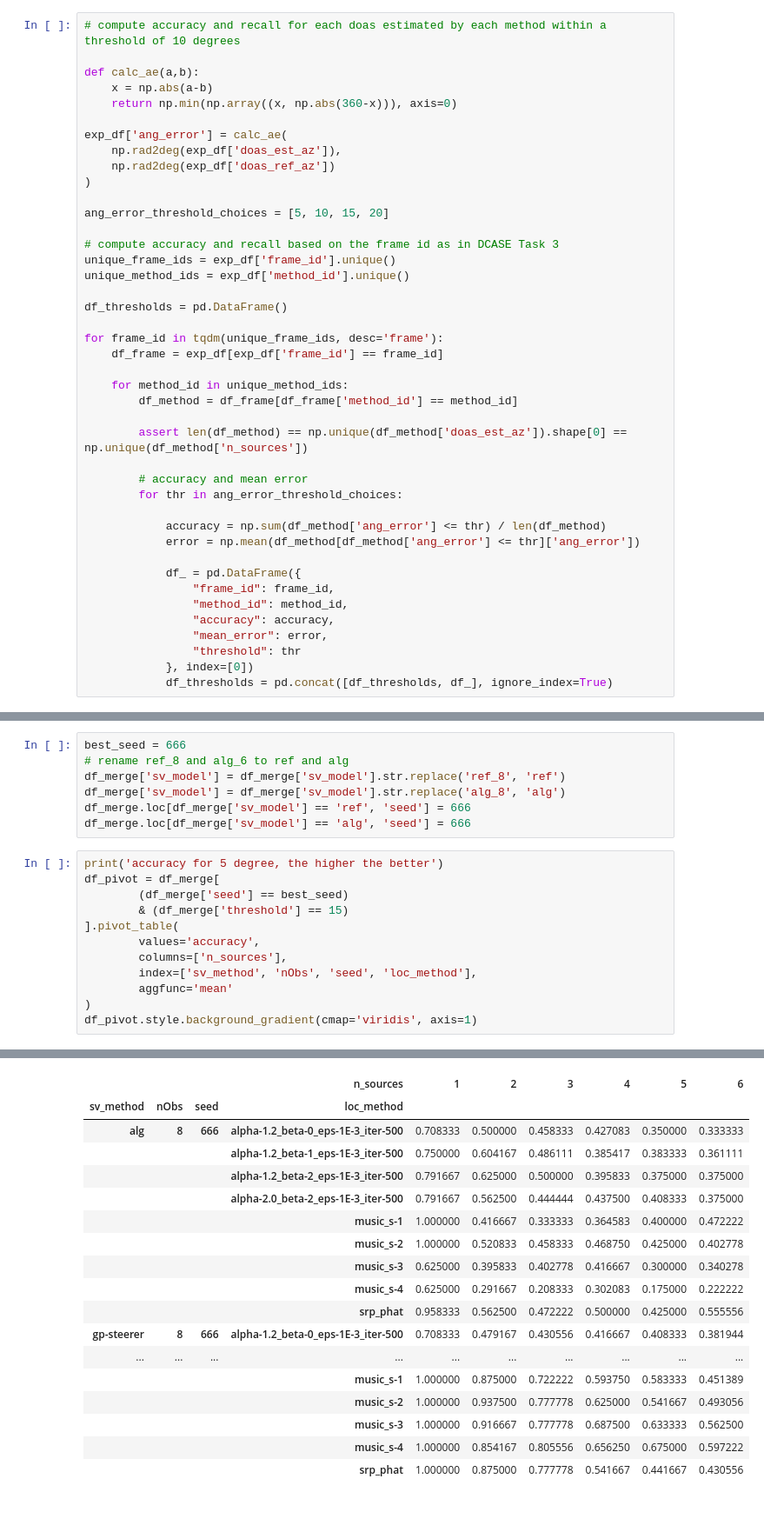
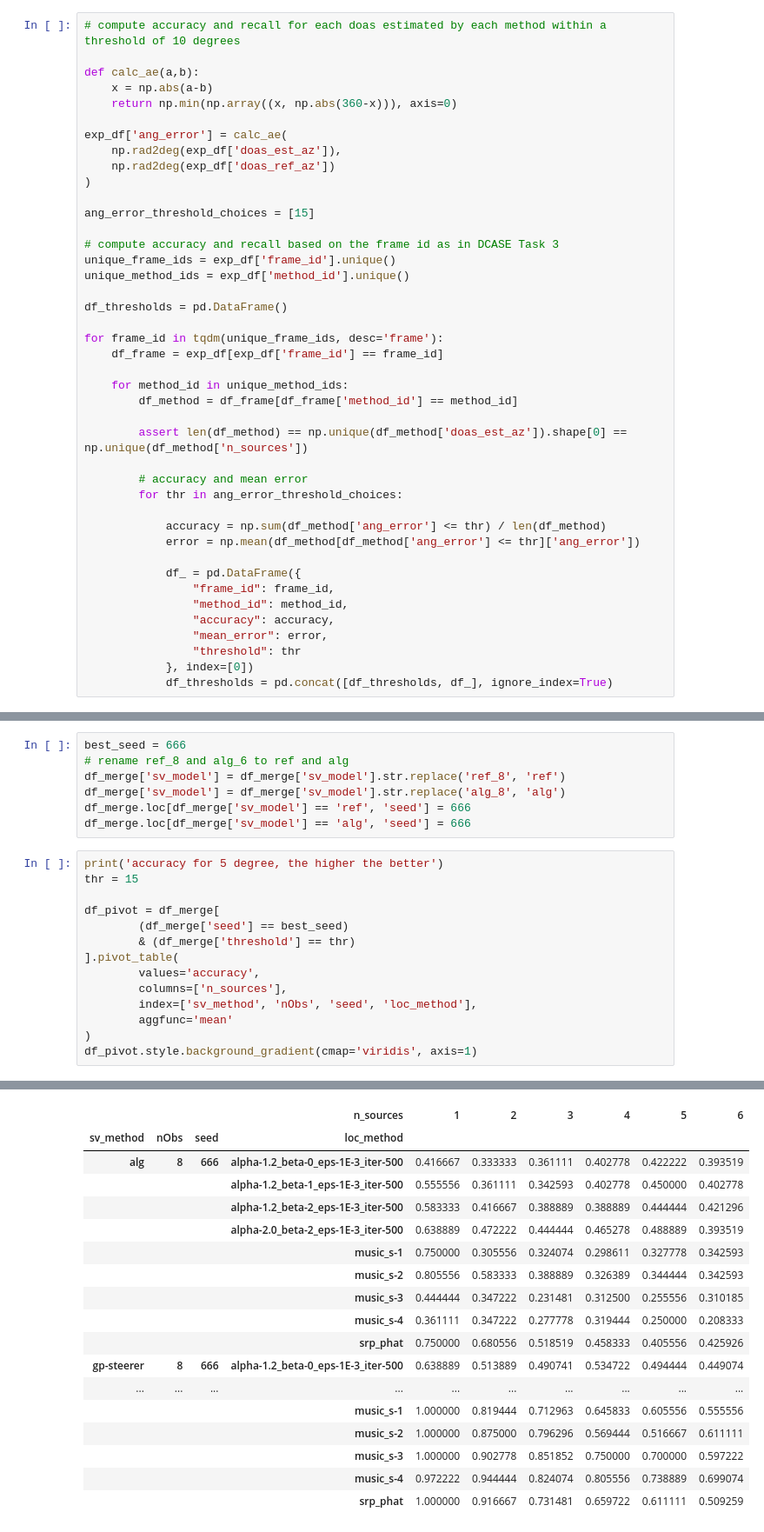
Before and after one commit to Chutlhu/shamans, a Jupyter notebook: analysize_results_exp3.ipynb, the cells around one changed output, grey strips where cells are left out. Shown at 87% size. Saved outputs shown, nothing was run; the diff lists cells and outputs as text.

```diff
--- a/analysize_results_exp3.ipynb
+++ b/analysize_results_exp3.ipynb
@@ -33,7 +33,7 @@ exp_df['ang_error'] = calc_ae(
     np.rad2deg(exp_df['doas_ref_az'])
 )
 
-ang_error_threshold_choices = [5, 10, 15, 20]
+ang_error_threshold_choices = [15]
 
 # compute accuracy and recall based on the frame id as in DCASE Task 3
 unique_frame_ids = exp_df['frame_id'].unique()
@@ -106,36 +105,38 @@ df_merge.loc[df_merge['sv_model'] == 'ref', 'seed'] = 666
 df_merge.loc[df_merge['sv_model'] == 'alg', 'seed'] = 666
 # %%
 print('accuracy for 5 degree, the higher the better')
+thr = 15
+
 df_pivot = df_merge[
         (df_merge['seed'] == best_seed)
-        & (df_merge['threshold'] == 15)
+        & (df_merge['threshold'] == thr)
 ].pivot_table(
         values='accuracy',
         columns=['n_sources'],
         index=['sv_method', 'nObs', 'seed', 'loc_method'],
         aggfunc='mean'
 )
 df_pivot.style.background_gradient(cmap='viridis', axis=1)
 # %% [output]
 accuracy for 5 degree, the higher the better
 |  |  |  | n_sources | 1 | 2 | 3 | 4 | 5 | 6 |
 | sv_method | nObs | seed | loc_method |  |  |  |  |  |  |
-| alg | 8 | 666 | alpha-1.2_beta-0_eps-1E-3_iter-500 | 0.708333 | 0.500000 | 0.458333 | 0.427083 | 0.350000 | 0.333333 |
-|  |  |  | alpha-1.2_beta-1_eps-1E-3_iter-500 | 0.750000 | 0.604167 | 0.486111 | 0.385417 | 0.383333 | 0.361111 |
-|  |  |  | alpha-1.2_beta-2_eps-1E-3_iter-500 | 0.791667 | 0.625000 | 0.500000 | 0.395833 | 0.375000 | 0.375000 |
-|  |  |  | alpha-2.0_beta-2_eps-1E-3_iter-500 | 0.791667 | 0.562500 | 0.444444 | 0.437500 | 0.408333 | 0.375000 |
-|  |  |  | music_s-1 | 1.000000 | 0.416667 | 0.333333 | 0.364583 | 0.400000 | 0.472222 |
-|  |  |  | music_s-2 | 1.000000 | 0.520833 | 0.458333 | 0.468750 | 0.425000 | 0.402778 |
-|  |  |  | music_s-3 | 0.625000 | 0.395833 | 0.402778 | 0.416667 | 0.300000 | 0.340278 |
-|  |  |  | music_s-4 | 0.625000 | 0.291667 | 0.208333 | 0.302083 | 0.175000 | 0.222222 |
-|  |  |  | srp_phat | 0.958333 | 0.562500 | 0.472222 | 0.500000 | 0.425000 | 0.555556 |
-| gp-steerer | 8 | 666 | alpha-1.2_beta-0_eps-1E-3_iter-500 | 0.708333 | 0.479167 | 0.430556 | 0.416667 | 0.408333 | 0.381944 |
+| alg | 8 | 666 | alpha-1.2_beta-0_eps-1E-3_iter-500 | 0.416667 | 0.333333 | 0.361111 | 0.402778 | 0.422222 | 0.393519 |
+|  |  |  | alpha-1.2_beta-1_eps-1E-3_iter-500 | 0.555556 | 0.361111 | 0.342593 | 0.402778 | 0.450000 | 0.402778 |
+|  |  |  | alpha-1.2_beta-2_eps-1E-3_iter-500 | 0.583333 | 0.416667 | 0.388889 | 0.388889 | 0.444444 | 0.421296 |
+|  |  |  | alpha-2.0_beta-2_eps-1E-3_iter-500 | 0.638889 | 0.472222 | 0.444444 | 0.465278 | 0.488889 | 0.393519 |
+|  |  |  | music_s-1 | 0.750000 | 0.305556 | 0.324074 | 0.298611 | 0.327778 | 0.342593 |
+|  |  |  | music_s-2 | 0.805556 | 0.583333 | 0.388889 | 0.326389 | 0.344444 | 0.342593 |
+|  |  |  | music_s-3 | 0.444444 | 0.347222 | 0.231481 | 0.312500 | 0.255556 | 0.310185 |
+|  |  |  | music_s-4 | 0.361111 | 0.347222 | 0.277778 | 0.319444 | 0.250000 | 0.208333 |
+|  |  |  | srp_phat | 0.750000 | 0.680556 | 0.518519 | 0.458333 | 0.405556 | 0.425926 |
+| gp-steerer | 8 | 666 | alpha-1.2_beta-0_eps-1E-3_iter-500 | 0.638889 | 0.513889 | 0.490741 | 0.534722 | 0.494444 | 0.449074 |
 | ... | ... | ... | ... | ... | ... | ... | ... | ... | ... |
-|  |  |  | music_s-1 | 1.000000 | 0.875000 | 0.722222 | 0.593750 | 0.583333 | 0.451389 |
-|  |  |  | music_s-2 | 1.000000 | 0.937500 | 0.777778 | 0.625000 | 0.541667 | 0.493056 |
-|  |  |  | music_s-3 | 1.000000 | 0.916667 | 0.777778 | 0.687500 | 0.633333 | 0.562500 |
-|  |  |  | music_s-4 | 1.000000 | 0.854167 | 0.805556 | 0.656250 | 0.675000 | 0.597222 |
-|  |  |  | srp_phat | 1.000000 | 0.875000 | 0.777778 | 0.541667 | 0.441667 | 0.430556 |
+|  |  |  | music_s-1 | 1.000000 | 0.819444 | 0.712963 | 0.645833 | 0.605556 | 0.555556 |
+|  |  |  | music_s-2 | 1.000000 | 0.875000 | 0.796296 | 0.569444 | 0.516667 | 0.611111 |
+|  |  |  | music_s-3 | 1.000000 | 0.902778 | 0.851852 | 0.750000 | 0.700000 | 0.597222 |
+|  |  |  | music_s-4 | 0.972222 | 0.944444 | 0.824074 | 0.805556 | 0.738889 | 0.699074 |
+|  |  |  | srp_phat | 1.000000 | 0.916667 | 0.731481 | 0.659722 | 0.611111 | 0.509259 |
 # %%
 n_max_sources = np.max(df_merge['n_sources'])
 loc_methods = np.unique(df_merge['loc_method'])
```
Also changed, not shown: parts of 2 cells of this notebook, 6 other files.
